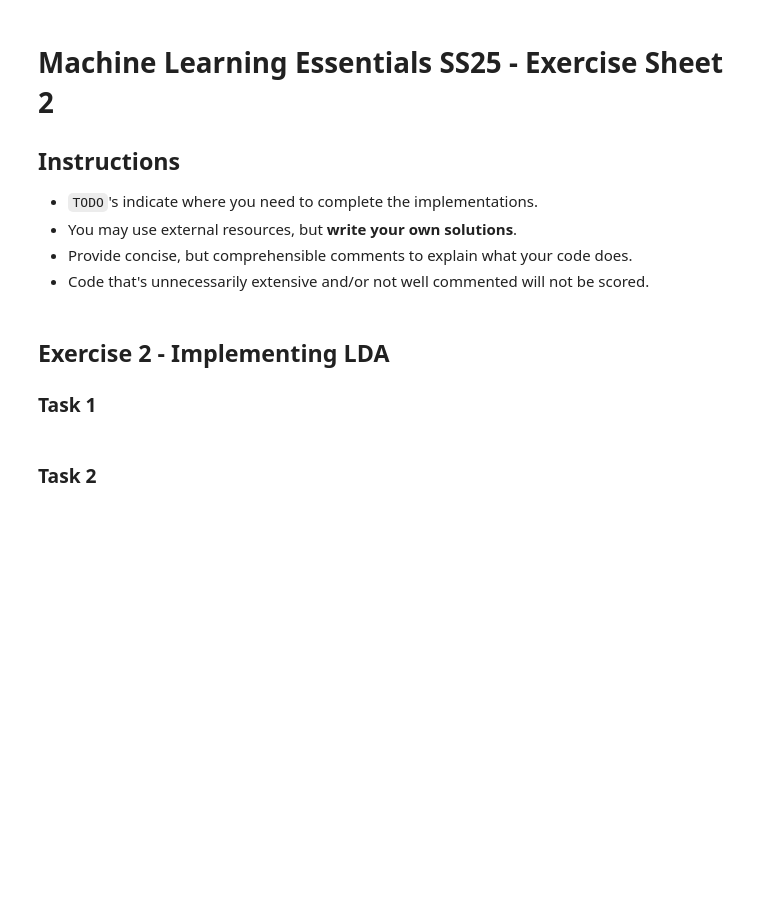
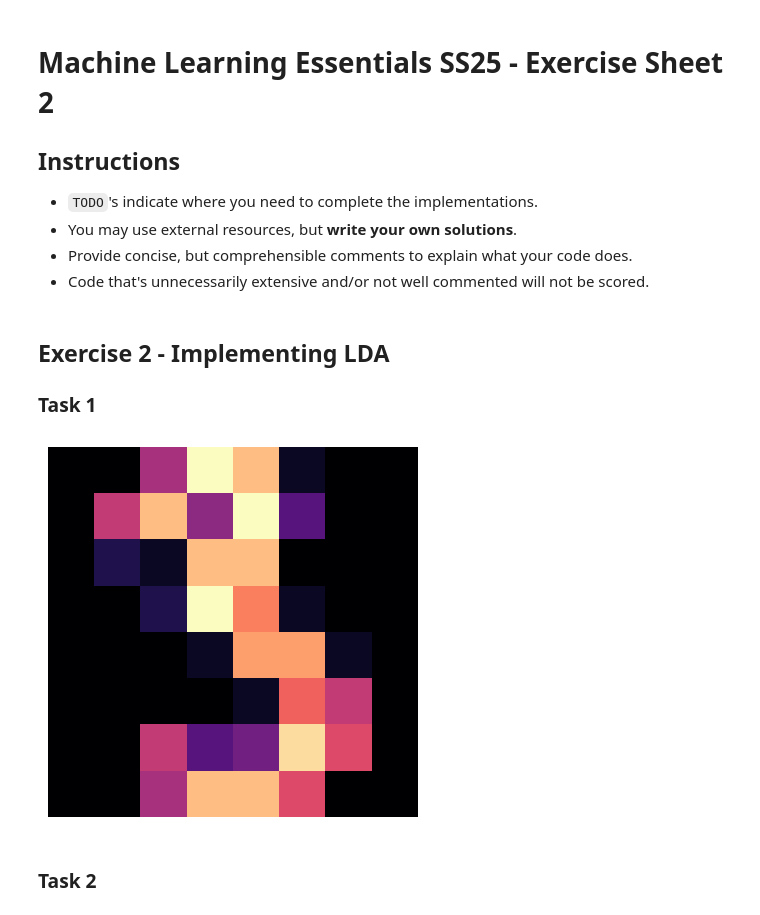
Before and after one commit to Tsumugivolle77/MLE-Sheets, a Jupyter notebook: sheet2/MLE25_sheet02.ipynb, the cells around one changed output. Cells and saved outputs as stored; diff of their text form; code cells hidden in the pictures; blank space fills up the shorter version.

```diff
--- a/sheet2/MLE25_sheet02.ipynb
+++ b/sheet2/MLE25_sheet02.ipynb
@@ -19,8 +19,16 @@ np.random.seed(42)
 ## Exercise 2 - Implementing LDA
 
 ### Task 1
+# %%
+digits = load_digits()
 # %%
-# TODO: Load digits dataset, visualize one example image of digit 3
+# TODO: Load digits dataset, visualize one example image of digit 30
+digit_three = digits.images[np.where(digits.target==3)[0][0]]
+plt.imshow(digit_three, interpolation='nearest', cmap='magma')
+plt.axis('off')
+plt.show()
+# %% [output]
+[figure, added]
 # %% [markdown]
 ### Task 2
 # %%
```
Also changed, not shown: parts of 7 cells of this notebook.
